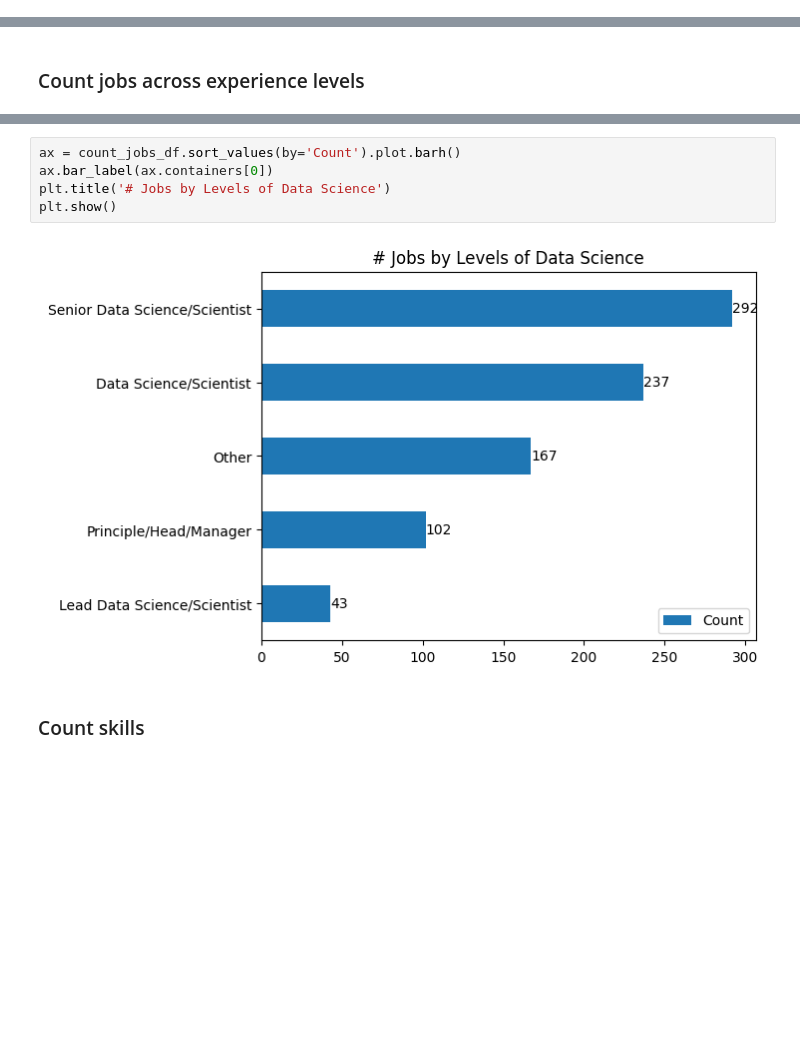
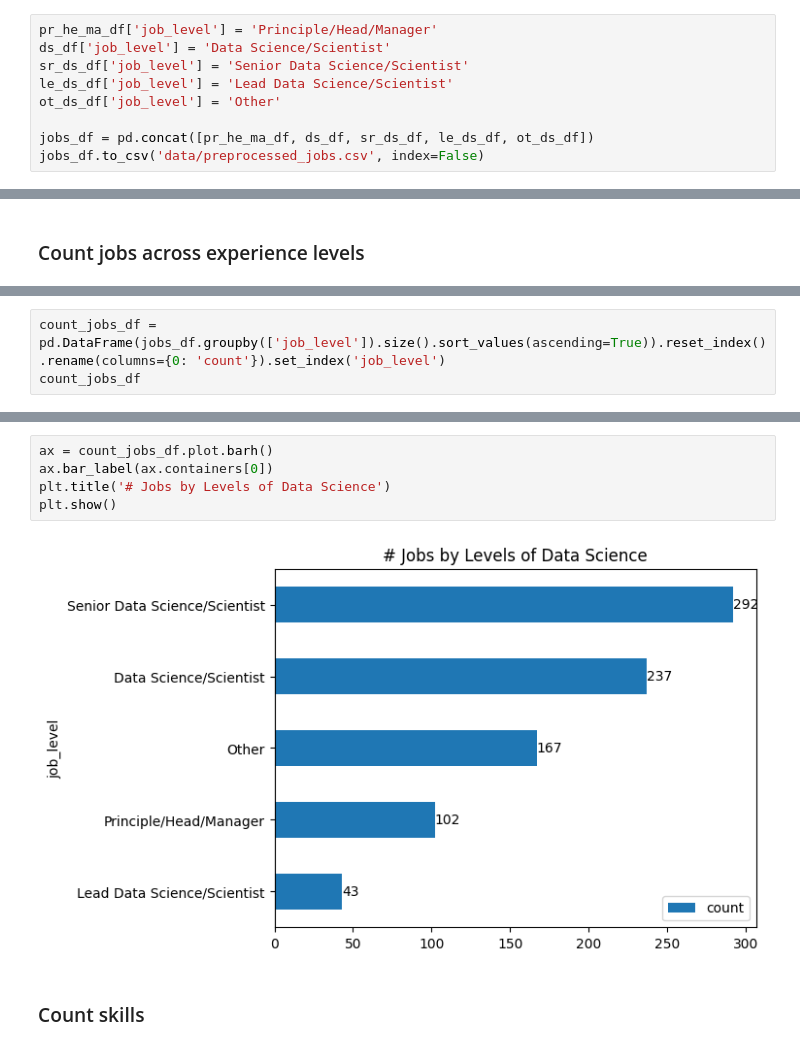
Before and after one commit to ptpuyen1511/data-science-jobs-dashboard, a Jupyter notebook: eda.ipynb, the cells around one changed output, grey strips where cells are left out. Drawn from its saved outputs; the diff is of its cells as text; blank space fills up the shorter version.

Commit message:
update: saving preprocessed data to file

```diff
--- a/eda.ipynb
+++ b/eda.ipynb
@@ -203,3 +205,12 @@ len(ot_ds_df), ot_ds_df['job_title'].value_counts()
+# %%
+pr_he_ma_df['job_level'] = 'Principle/Head/Manager'
+ds_df['job_level'] = 'Data Science/Scientist'
+sr_ds_df['job_level'] = 'Senior Data Science/Scientist'
+le_ds_df['job_level'] = 'Lead Data Science/Scientist'
+ot_ds_df['job_level'] = 'Other'
+
+jobs_df = pd.concat([pr_he_ma_df, ds_df, sr_ds_df, le_ds_df, ot_ds_df])
+jobs_df.to_csv('data/preprocessed_jobs.csv', index=False)
 # %% [markdown]
 ## Some Stats
 # %% [markdown]
@@ -223,0 +218,3 @@ count_jobs_df
+# %%
+count_jobs_df = pd.DataFrame(jobs_df.groupby(['job_level']).size().sort_values(ascending=True)).reset_index().rename(columns={0: 'count'}).set_index('job_level')
+count_jobs_df
@@ -224,10 +229,10 @@ count_jobs_df
 # %%
-ax = count_jobs_df.sort_values(by='Count').plot.barh()
+ax = count_jobs_df.plot.barh()
 ax.bar_label(ax.containers[0])
 plt.title('# Jobs by Levels of Data Science')
 plt.show()
 # %% [output]
-[figure, old version]
+[figure, new version]
 # %% [markdown]
 ### Count skills
 # %% [markdown]
```
Also changed, not shown: parts of 4 cells of this notebook, 1 other file.
